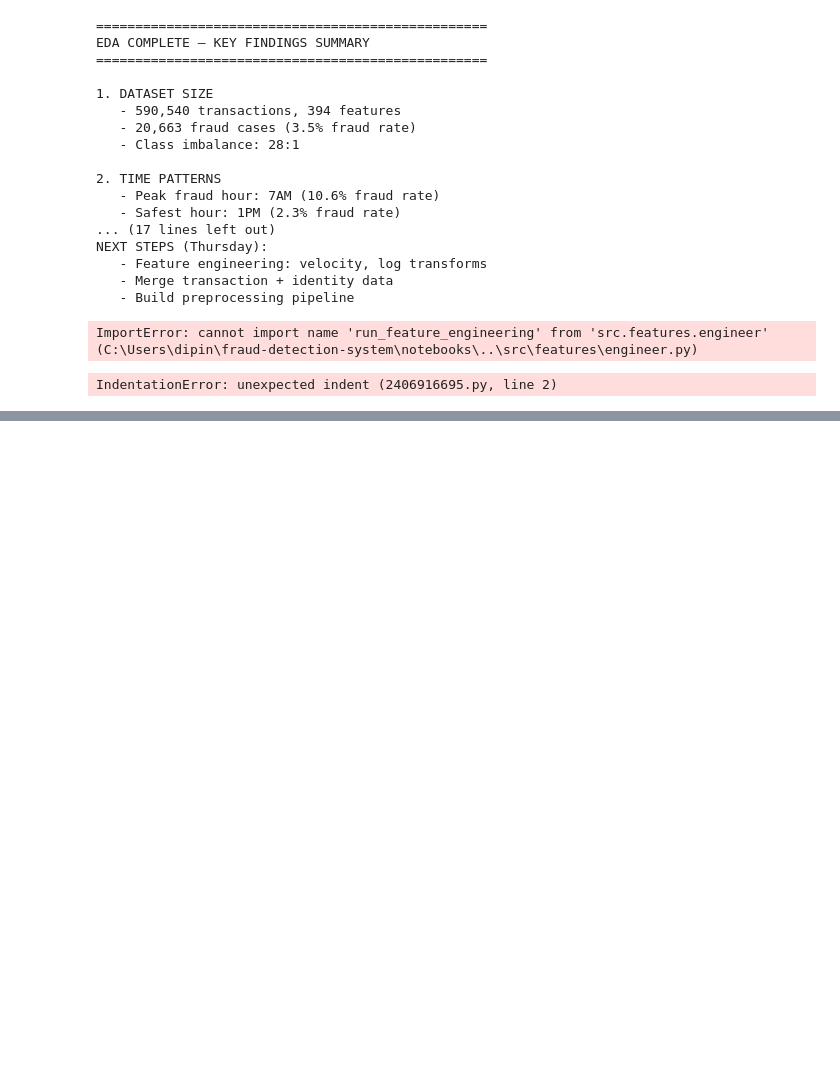
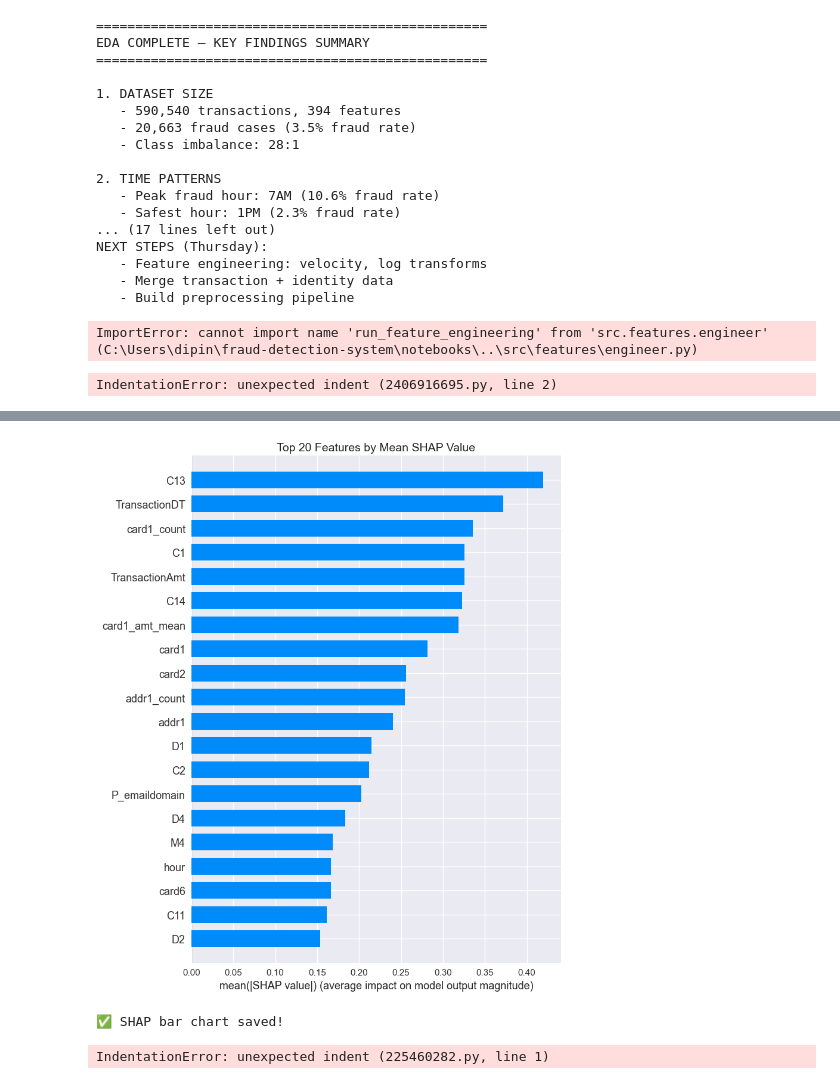
Before and after one commit to dipin1144/fraud-detection-system, a Jupyter notebook: notebooks/01_eda_fraud_detection.ipynb, the cells around one changed output, grey strips where cells are left out. Saved outputs shown, nothing was run; the diff lists cells and outputs as text; code cells hidden in the pictures; blank space fills up the shorter version.

```diff
--- a/notebooks/01_eda_fraud_detection.ipynb
+++ b/notebooks/01_eda_fraud_detection.ipynb
@@ -421,0 +959,12 @@ Running feature engineering pipeline...
+# %%
+# Plot 2: SHAP bar chart (great for portfolio/README)
+plt.figure(figsize=(10, 8))
+shap.summary_plot(shap_values, X_sample, plot_type="bar", max_display=20, show=False)
+plt.title("Top 20 Features by Mean SHAP Value", fontsize=14)
+plt.tight_layout()
+plt.savefig(r'C:\Users\dipin\fraud-detection-system\reports\shap_bar.png', dpi=150, bbox_inches='tight')
+plt.show()
+print("✅ SHAP bar chart saved!")
+# %% [output]
+[figure, added]
+✅ SHAP bar chart saved!
@@ -421,0 +974,33 @@ Running feature engineering pipeline...
+# %%
+    from sklearn.metrics import precision_recall_curve, average_precision_score
+import matplotlib.pyplot as plt
+
+# Compute PR curve
+preds_proba = xgb_tuned.predict_proba(X_val)[:, 1]
+precision, recall, thresholds = precision_recall_curve(y_val, preds_proba)
+avg_precision = average_precision_score(y_val, preds_proba)
+
+# Plot
+plt.figure(figsize=(10, 6))
+plt.plot(recall, precision, color='#2196F3', linewidth=2, label=f'XGBoost Tuned (AP = {avg_precision:.3f})')
+plt.axhline(y=0.5, color='red', linestyle='--', alpha=0.5, label='50% Precision threshold')
+plt.xlabel('Recall', fontsize=12)
+plt.ylabel('Precision', fontsize=12)
+plt.title('Precision-Recall Curve — Fraud Detection\n(More meaningful than ROC for imbalanced data)', fontsize=13)
+plt.legend(fontsize=11)
+plt.grid(True, alpha=0.3)
+plt.tight_layout()
+plt.savefig(r'C:\Users\dipin\fraud-detection-system\reports\precision_recall_curve.png', dpi=150, bbox_inches='tight')
+plt.show()
+
+# Find optimal threshold (best F1)
+f1_scores = 2 * (precision * recall) / (precision + recall + 1e-8)
+best_idx = f1_scores.argmax()
+print(f"✅ PR curve saved!")
+print(f"\n📊 Average Precision Score: {avg_precision:.4f}")
+print(f"🎯 Optimal threshold: {thresholds[best_idx]:.4f}")
+print(f"   → Precision: {precision[best_idx]:.4f}")
+print(f"   → Recall:    {recall[best_idx]:.4f}")
+print(f"   → F1 Score:  {f1_scores[best_idx]:.4f}")
+# %% [output]
+IndentationError: unexpected indent (225460282.py, line 1)
```
Also changed, not shown: parts of 39 cells of this notebook, 11 other files.
